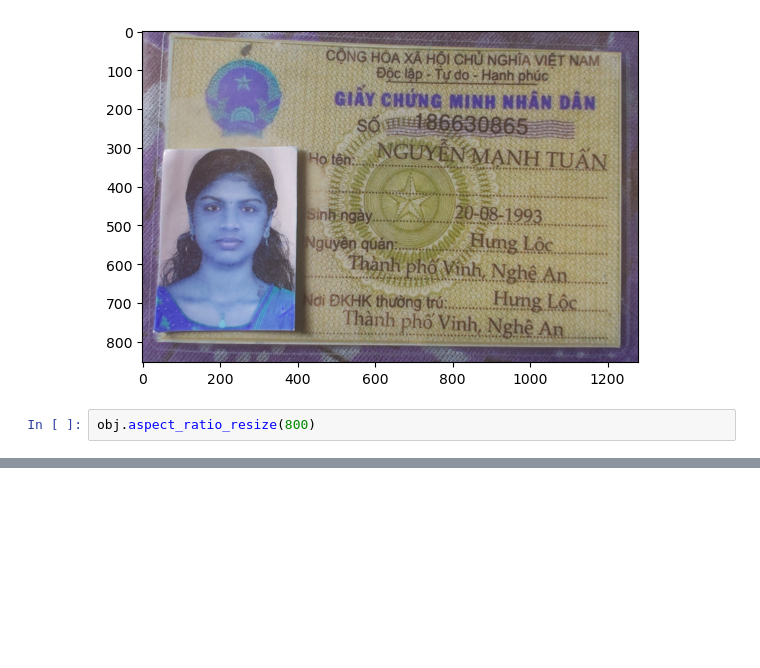
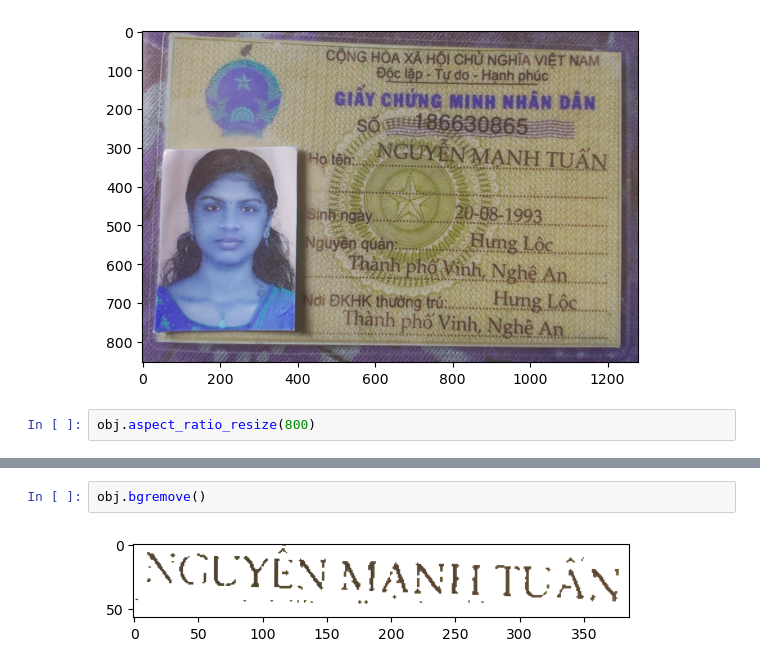
Before and after one commit to Adharshhari/OCR-Vietnamese, a Jupyter notebook: img_current_file.ipynb, the cells around one changed output, grey strips where cells are left out. Saved outputs shown, nothing was run; the diff lists cells and outputs as text; blank space fills up the shorter version.

```diff
--- a/img_current_file.ipynb
+++ b/img_current_file.ipynb
@@ -90,0 +167,4 @@ obj.view()
+# %%
+obj.bgremove()
+# %% [output]
+[figure, added]
```
Also changed, not shown: parts of 7 cells of this notebook.
